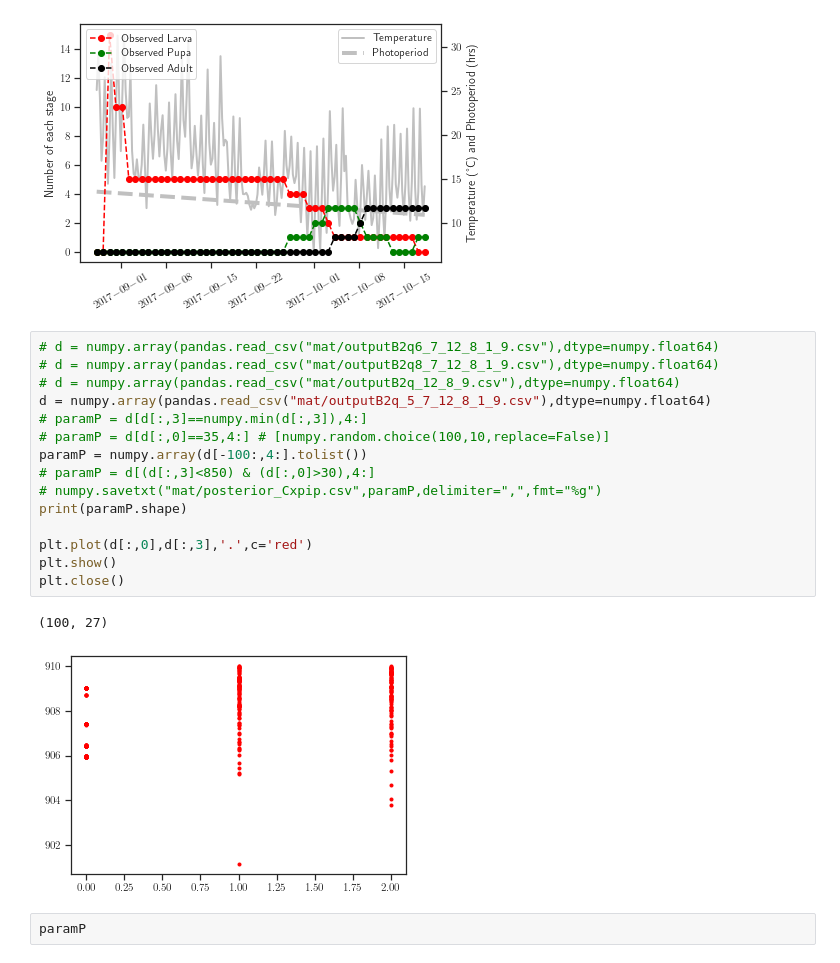
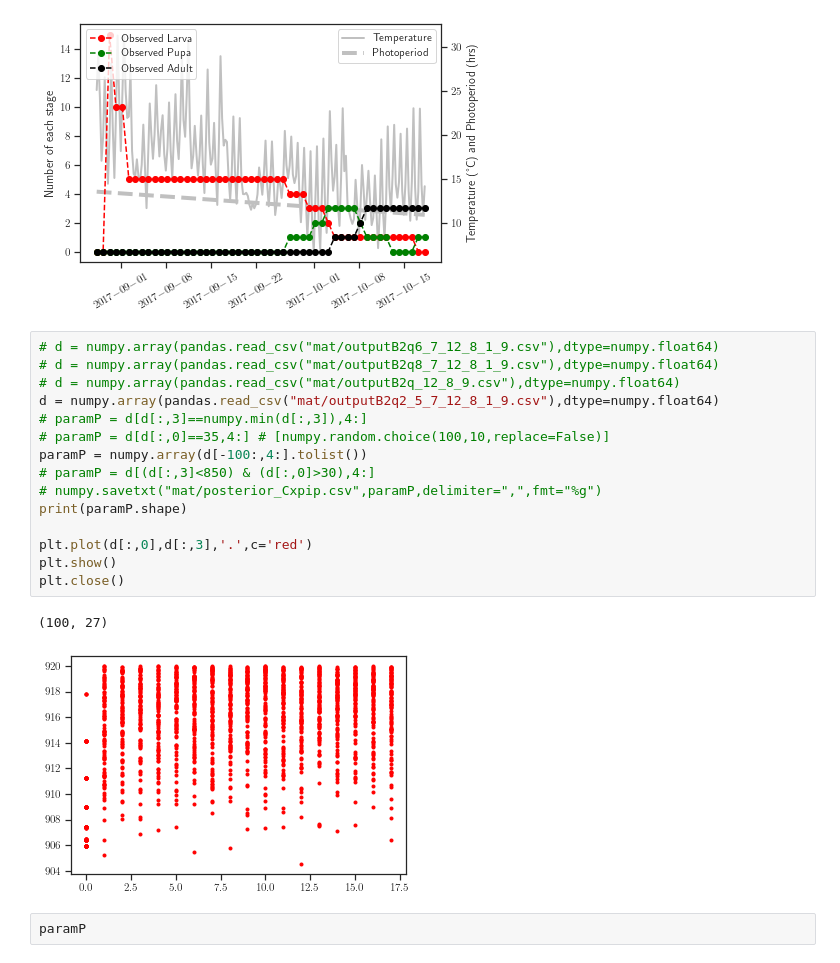
Before and after one commit to kerguler/sPop2-figures, a Jupyter notebook: figures_paper.ipynb, the cells around one changed output. Saved outputs shown, nothing was run; the diff lists cells and outputs as text.

```diff
--- a/figures_paper.ipynb
+++ b/figures_paper.ipynb
@@ -746,21 +757,21 @@ for grp in allgroups:
 # %%
 # d = numpy.array(pandas.read_csv("mat/outputB2q6_7_12_8_1_9.csv"),dtype=numpy.float64)
 # d = numpy.array(pandas.read_csv("mat/outputB2q8_7_12_8_1_9.csv"),dtype=numpy.float64)
 # d = numpy.array(pandas.read_csv("mat/outputB2q_12_8_9.csv"),dtype=numpy.float64)
-d = numpy.array(pandas.read_csv("mat/outputB2q_5_7_12_8_1_9.csv"),dtype=numpy.float64)
+d = numpy.array(pandas.read_csv("mat/outputB2q2_5_7_12_8_1_9.csv"),dtype=numpy.float64)
 # paramP = d[d[:,3]==numpy.min(d[:,3]),4:]
 # paramP = d[d[:,0]==35,4:] # [numpy.random.choice(100,10,replace=False)]
 paramP = numpy.array(d[-100:,4:].tolist())
 # paramP = d[(d[:,3]<850) & (d[:,0]>30),4:]
 # numpy.savetxt("mat/posterior_Cxpip.csv",paramP,delimiter=",",fmt="%g")
 print(paramP.shape)
 
 plt.plot(d[:,0],d[:,3],'.',c='red')
 plt.show()
 plt.close()
 # %% [output]
 (100, 27)
-[figure, old version]
+[figure, new version]
 # %%
 paramP
 # %% [output]
```
Also changed, not shown: parts of 4 cells of this notebook, 2 other files.
